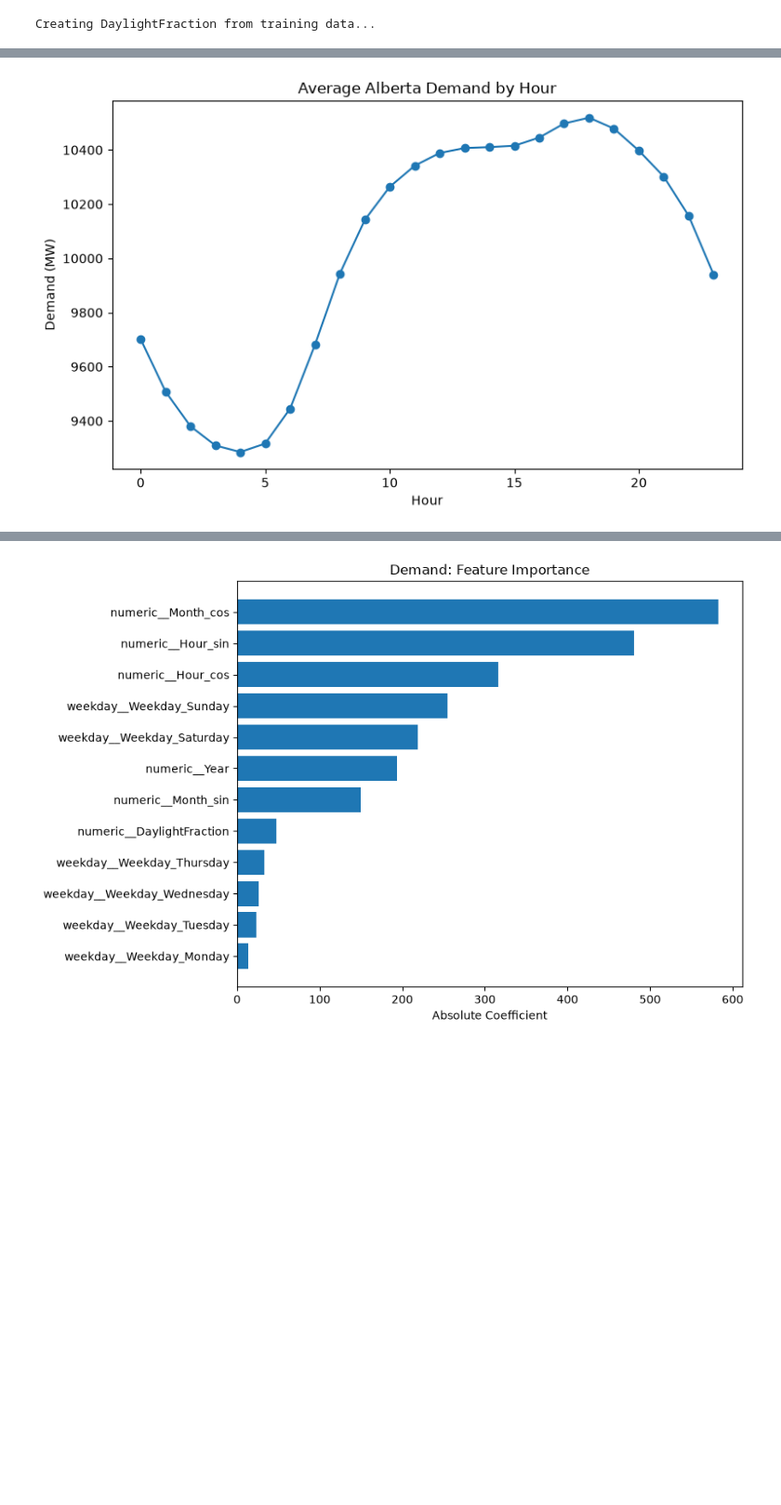
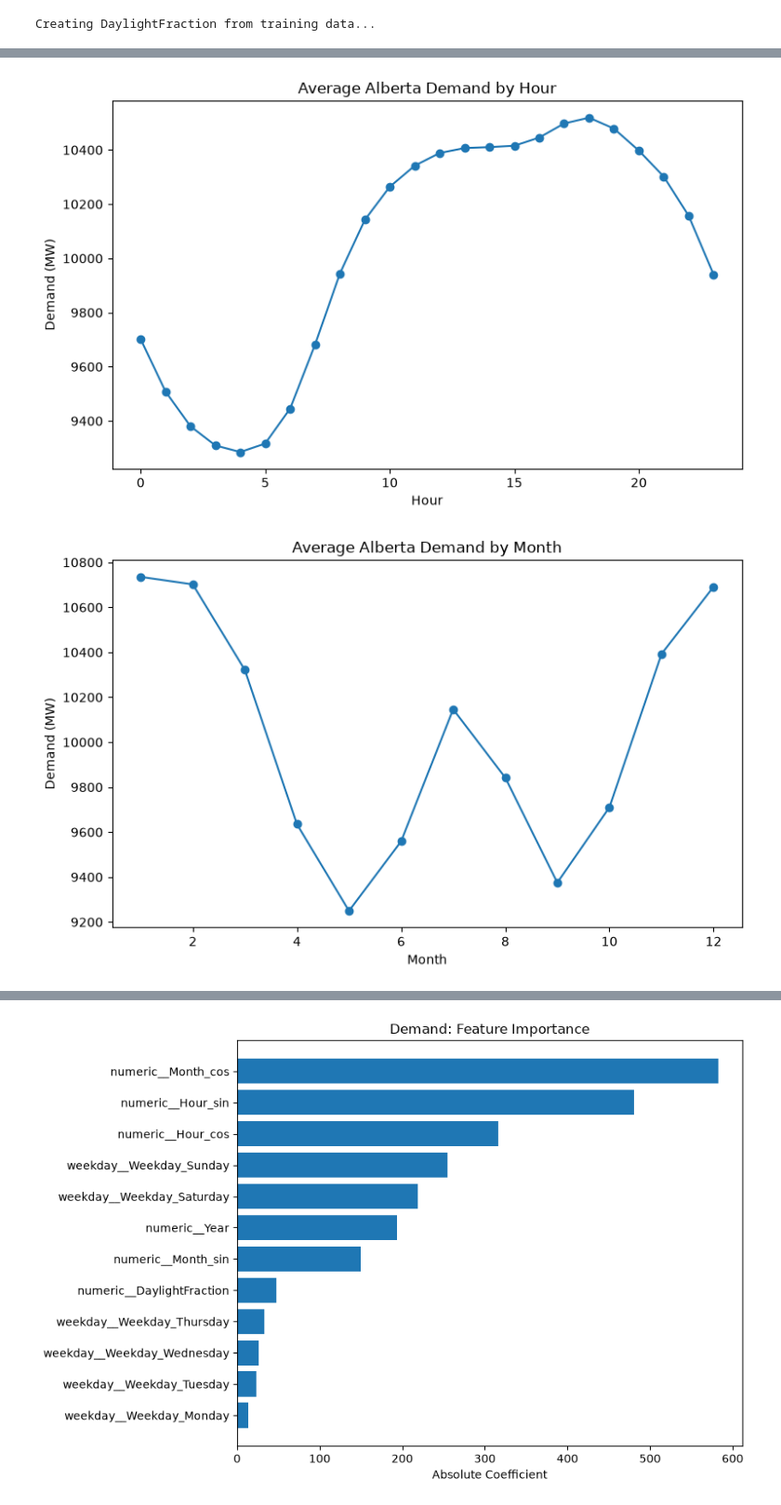
Before and after one commit to jc2chen/data-science-and-machine-learning-courses, a Jupyter notebook: tutorial/06-supervised-learning/ENCH 680 Ridge.ipynb, the cells around one changed output, grey strips where cells are left out. Shown at 93% size. Saved outputs shown, nothing was run; the diff lists cells and outputs as text; code cells hidden in the pictures; blank space fills up the shorter version.

```diff
--- a/tutorial/06-supervised-learning/ENCH 680 Ridge.ipynb
+++ b/tutorial/06-supervised-learning/ENCH 680 Ridge.ipynb
@@ -163,33 +163,46 @@ plt.ylabel("Solar Generation (MW)")
 plt.tight_layout()
 plt.show()
 
 hourly_solar = (
     train.groupby("Hour")["SOLAR"]
     .mean()
 )
 
 plt.figure(figsize=(8,5))
 hourly_solar.plot(marker="o")
 plt.title("Average Solar Generation by Hour")
 plt.ylabel("Solar Generation (MW)")
 plt.tight_layout()
 plt.show()
 
 hourly_demand = (
     train.groupby("Hour")["ALL Demand (MW)"]
     .mean()
 )
 
 plt.figure(figsize=(8,5))
 hourly_demand.plot(marker="o")
 plt.title("Average Alberta Demand by Hour")
 plt.ylabel("Demand (MW)")
 plt.tight_layout()
 plt.show()
+
+monthly_demand = (
+    train.groupby("Month")["ALL Demand (MW)"]
+    .mean()
+)
+
+plt.figure(figsize=(8,5))
+monthly_demand.plot(marker="o")
+plt.title("Average Alberta Demand by Month")
+plt.ylabel("Demand (MW)")
+plt.tight_layout()
+plt.show()
 # %% [output]
 [figure]
 [figure]
 [figure]
+[figure, added]
 # %%
 # ============================================================
 # FEATURES
```
Also changed, not shown: parts of 6 cells of this notebook, 3 other files.
